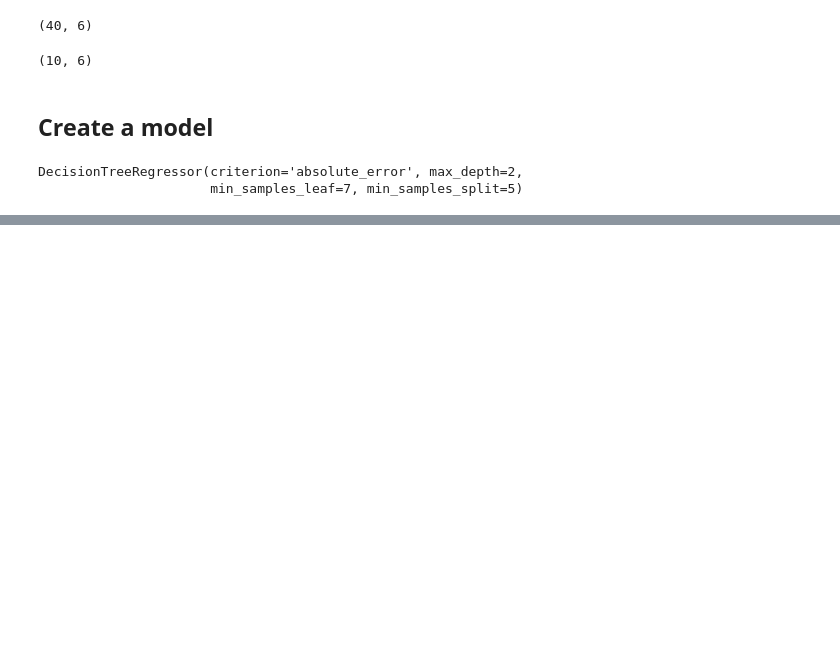
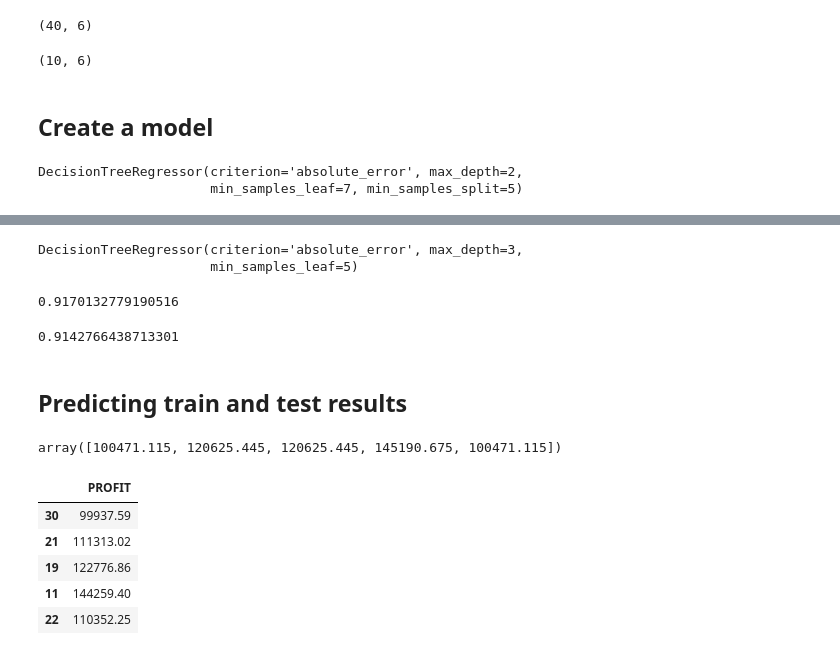
Before and after one commit to Tanay123444/VS-code-Etlhive, a Jupyter notebook: DTR/DTR.ipynb, the cells around one changed output, grey strips where cells are left out. Cells and saved outputs as stored; diff of their text form; code cells hidden in the pictures; blank space fills up the shorter version.

```diff
--- a/DTR/DTR.ipynb
+++ b/DTR/DTR.ipynb
@@ -150,0 +189,16 @@ DecisionTreeRegressor(criterion='absolute_error', max_depth=2,
+# %%
+best_dtr = gscv.best_estimator_
+best_dtr
+# %% [output]
+DecisionTreeRegressor(criterion='absolute_error', max_depth=3,
+                      min_samples_leaf=5)
+# %%
+best_dtr.score(xtrain, ytrain)
+# %% [output]
+0.9170132779190516
+# %%
+best_dtr.score(xtest, ytest)
+# %% [output]
+0.9142766438713301
+# %% [markdown]
+## Predicting train and test results
@@ -150,0 +208,13 @@ DecisionTreeRegressor(criterion='absolute_error', max_depth=2,
+# %%
+ypred_tr[0:5]
+# %% [output]
+array([100471.115, 120625.445, 120625.445, 145190.675, 100471.115])
+# %%
+ytrain.head()
+# %% [output]
+|  | PROFIT |
+| 30 | 99937.59 |
+| 21 | 111313.02 |
+| 19 | 122776.86 |
+| 11 | 144259.40 |
+| 22 | 110352.25 |
```
Also changed, not shown: parts of 18 cells of this notebook, 1 other file.
